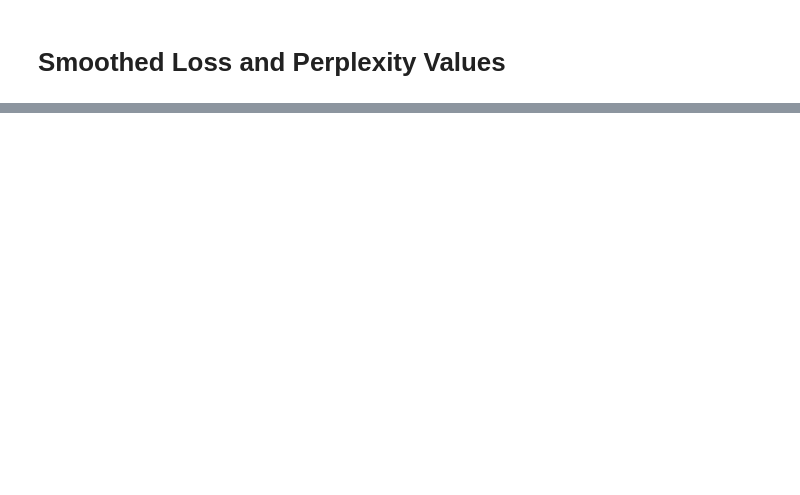
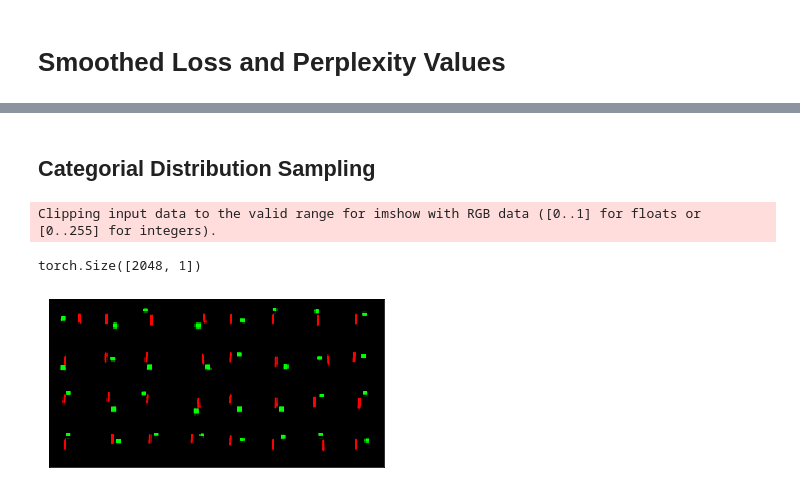
Before and after one commit to MishaLaskin/vqvae, a Jupyter notebook: visualization.ipynb, the cells around one changed output, grey strips where cells are left out. Cells and saved outputs as stored; diff of their text form; code cells hidden in the pictures; blank space fills up the shorter version.

```diff
--- a/visualization.ipynb
+++ b/visualization.ipynb
@@ -109,0 +197,57 @@ x_quant[0,:,0,0]
+# %% [markdown]
+## Categorial Distribution Sampling
+# %%
+N = 100
+
+
+def encode_observations():
+    all_e_indices = []
+    for i in range(N):
+        _,_,_,e_indices = reconstruct(validation_loader,model)
+        all_e_indices.append(e_indices)
+
+    return torch.cat(all_e_indices)
+
+e_indices = encode_observations()
+
+def count_representations():
+    d = {}
+    for i in range(32*N):
+        k = e_indices[64*i:64*i+64].squeeze().cpu().detach().numpy()
+        k = [str(j)+'-' for j in k]
+        k = ''.join(k)
+
+        if k not in d:
+            d[k] = 1
+        else:
+            d[k]+=1
+
+    return d
+
+hist = count_representations()
+
+def sample_histogram(hist):
+    keys, vals = np.array(list(hist.keys())),np.array(list(hist.values()))
+    probs = np.array(vals)/sum(vals)
+    samples = np.random.choice(keys,params['batch_size'],p=probs,replace=True)
+
+    samples = np.array([np.array([int(y) for y in x.split('-')[:-1]]) for x in samples])
+
+    return samples
+
+samples = sample_histogram(hist)
+
+def histogram_samples(model):
+
+    min_encoding_indices = torch.tensor(samples).reshape(-1,1).long().to(device)
+    x_recon, z_q,e_indices = generate_samples(min_encoding_indices)
+
+    return x_recon, z_q,e_indices
+
+x_hist,_,_ = histogram_samples(model)
+
+display_image_grid(x_hist)
+# %% [output]
+Clipping input data to the valid range for imshow with RGB data ([0..1] for floats or [0..255] for integers).
+torch.Size([2048, 1])
+[figure, added]
```
Also changed, not shown: parts of 17 cells of this notebook, 2 other files.
